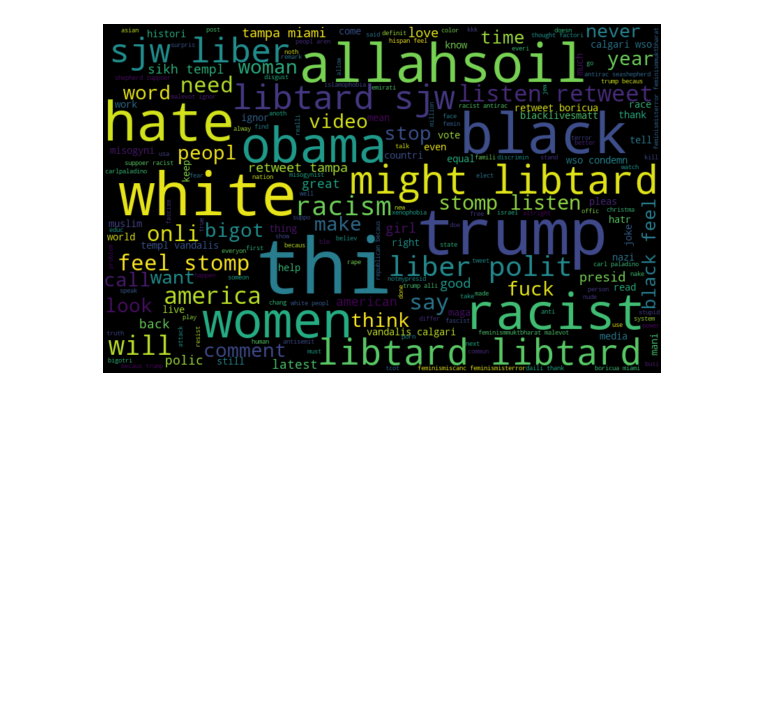
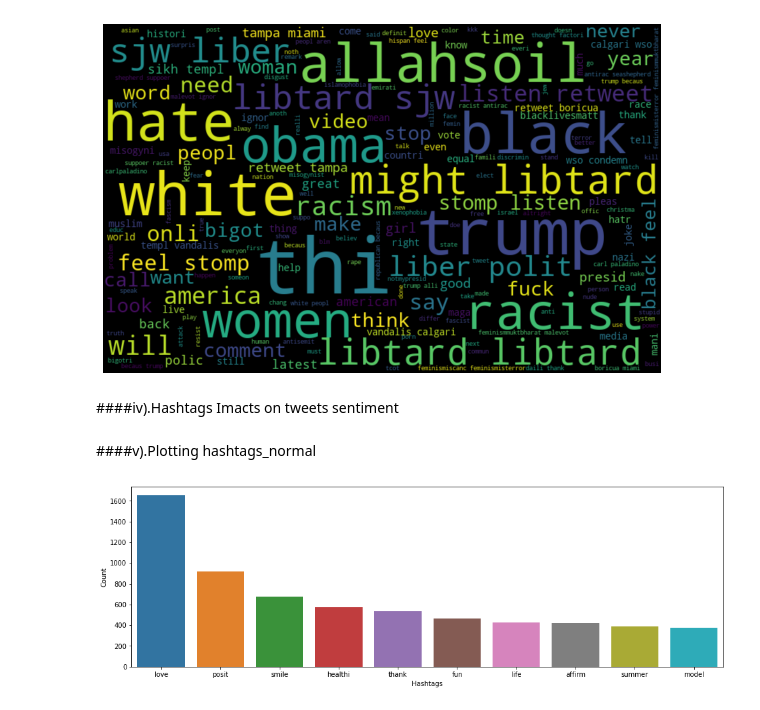
Before and after one commit to Rahullnitp/Social_Media_Sentiment_Analysis, a Jupyter notebook: Social_Media_Sentiment_Analysis.ipynb, the cells around one changed output. Saved outputs shown, nothing was run; the diff lists cells and outputs as text; code cells hidden in the pictures; blank space fills up the shorter version.

Commit message:
Visualization_And_Feature_Extraction

```diff
--- a/Social_Media_Sentiment_Analysis.ipynb
+++ b/Social_Media_Sentiment_Analysis.ipynb
@@ -174,3 +176,37 @@ plt.axis('off')
 plt.show()
 # %% [output]
 [figure]
+# %% [markdown]
+####iv).Hashtags Imacts on tweets sentiment
+# %%
+#function for collecting hashtags
+def Collect_Hashtags(x):
+  hashtags=[]
+  for i in x:
+    word=re.findall(r"#(\w+)",i)
+    hashtags.append(word)
+  return hashtags
+# %%
+#hashtahs from normal tweets
+hashtags_normal=Collect_Hashtags(data['clr_tweet'][data['label']==0])
+
+#hashtags from racist/sexist tweets
+hashtags_negative=Collect_Hashtags(data['clr_tweet'][data['label']==1])
+# %%
+#unnesting list
+hashtags_normal=sum(hashtags_normal,[])
+hashtags_negative=sum(hashtags_negative,[])
+# %% [markdown]
+####v).Plotting hashtags_normal
+# %%
+FD=nltk.FreqDist(hashtags_normal)
+d=pd.DataFrame({'Hashtags':list(FD.keys()),
+                'Count':list(FD.values())})
+#selecting top 10 most frequent hashtags
+d=d.nlargest(columns='Count',n=10)
+plt.figure(figsize=(16,5))
+ax=sns.barplot(data=d,x="Hashtags",y="Count")
+ax.set(ylabel='Count')
+plt.show()
+# %% [output]
+[figure, added]
```
Also changed, not shown: parts of 8 cells of this notebook.
